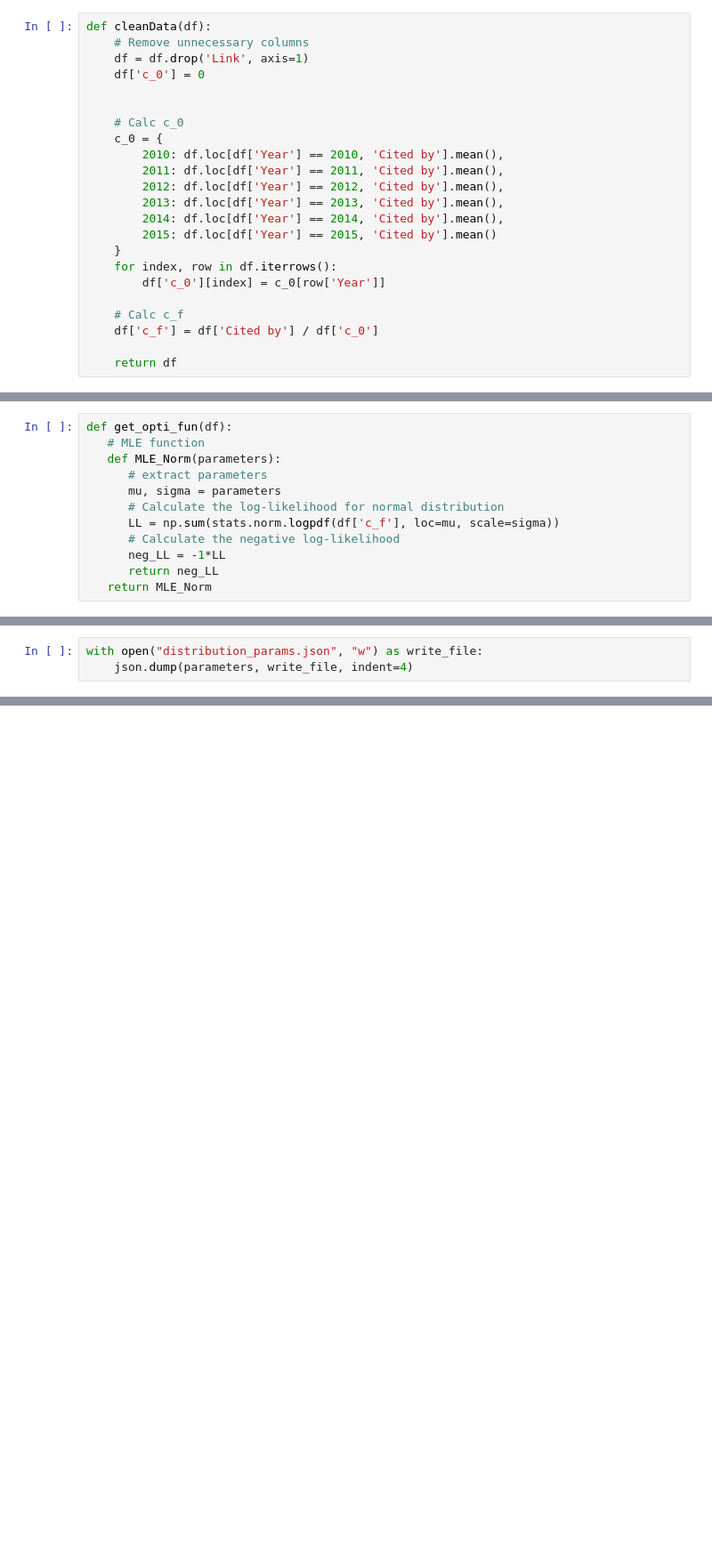
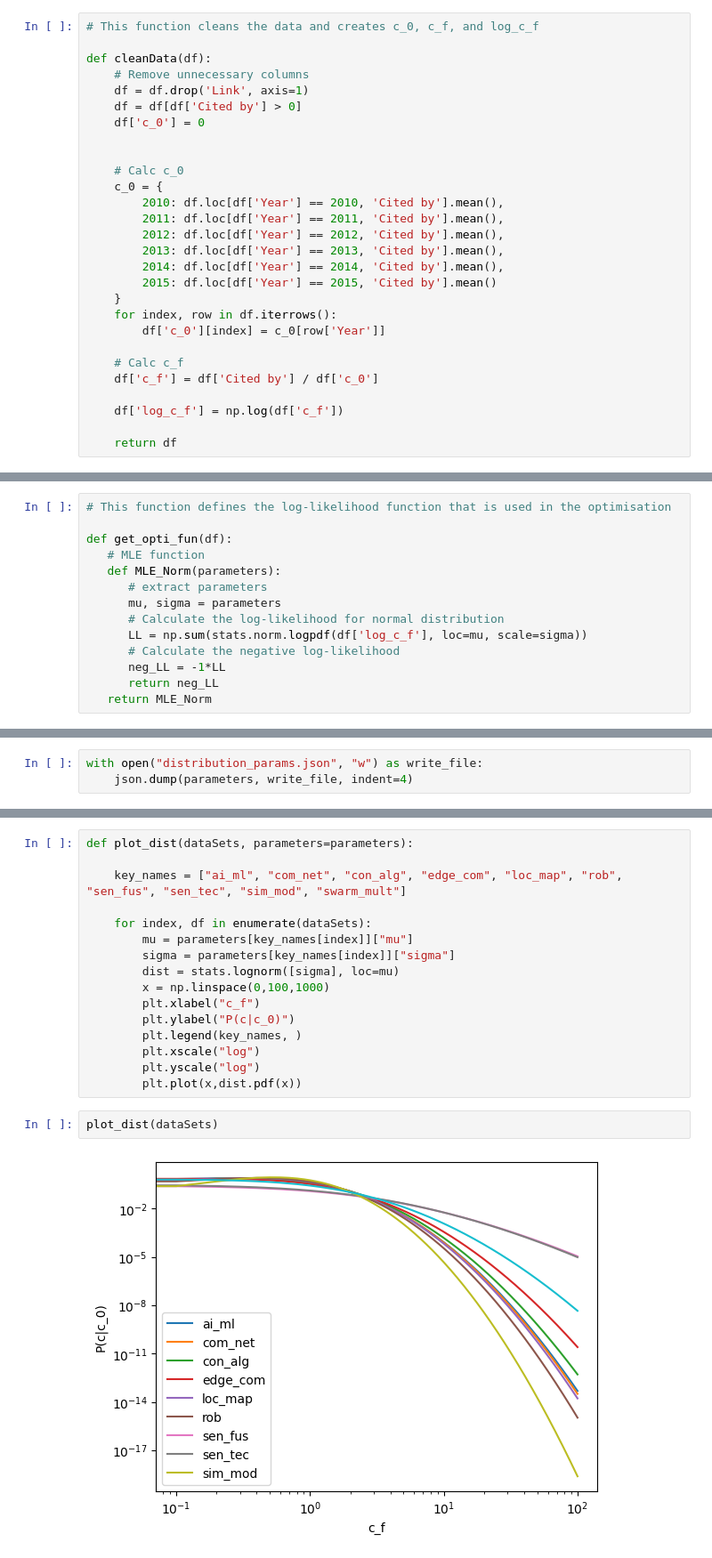
Before and after one commit to iRRe33-smk/exjobb, a Jupyter notebook: citation_analysis/citation_analysis.ipynb, the cells around one changed output, grey strips where cells are left out. Shown at 89% size. Saved outputs shown, nothing was run; the diff lists cells and outputs as text; blank space fills up the shorter version.

Commit message:
added plots

```diff
--- a/citation_analysis/citation_analysis.ipynb
+++ b/citation_analysis/citation_analysis.ipynb
@@ -10,7 +11,10 @@ import json
 # %%
+# This function cleans the data and creates c_0, c_f, and log_c_f
+
 def cleanData(df):
     # Remove unnecessary columns
     df = df.drop('Link', axis=1)
+    df = df[df['Cited by'] > 0]
     df['c_0'] = 0
 
 
@@ -29,4 +33,6 @@ def cleanData(df):
     # Calc c_f
     df['c_f'] = df['Cited by'] / df['c_0']
 
+    df['log_c_f'] = np.log(df['c_f'])
+
     return df
@@ -37,11 +39,13 @@ def log_normal_func(mu, sigma):
 # %%
+# This function defines the log-likelihood function that is used in the optimisation
+
 def get_opti_fun(df):
    # MLE function
    def MLE_Norm(parameters):
       # extract parameters
       mu, sigma = parameters
       # Calculate the log-likelihood for normal distribution
-      LL = np.sum(stats.norm.logpdf(df['c_f'], loc=mu, scale=sigma))
+      LL = np.sum(stats.norm.logpdf(df['log_c_f'], loc=mu, scale=sigma))
       # Calculate the negative log-likelihood
       neg_LL = -1*LL
       return neg_LL
@@ -101,0 +125,20 @@ with open("distribution_params.json", "w") as write_file:
+# %%
+def plot_dist(dataSets, parameters=parameters):
+
+    key_names = ["ai_ml", "com_net", "con_alg", "edge_com", "loc_map", "rob", "sen_fus", "sen_tec", "sim_mod", "swarm_mult"]
+
+    for index, df in enumerate(dataSets):
+        mu = parameters[key_names[index]]["mu"]
+        sigma = parameters[key_names[index]]["sigma"]
+        dist = stats.lognorm([sigma], loc=mu)
+        x = np.linspace(0,100,1000)
+        plt.xlabel("c_f")
+        plt.ylabel("P(c|c_0)")
+        plt.legend(key_names, )
+        plt.xscale("log")
+        plt.yscale("log")
+        plt.plot(x,dist.pdf(x))
+# %%
+plot_dist(dataSets)
+# %% [output]
+[figure, added]
```
Also changed, not shown: parts of 7 cells of this notebook.
